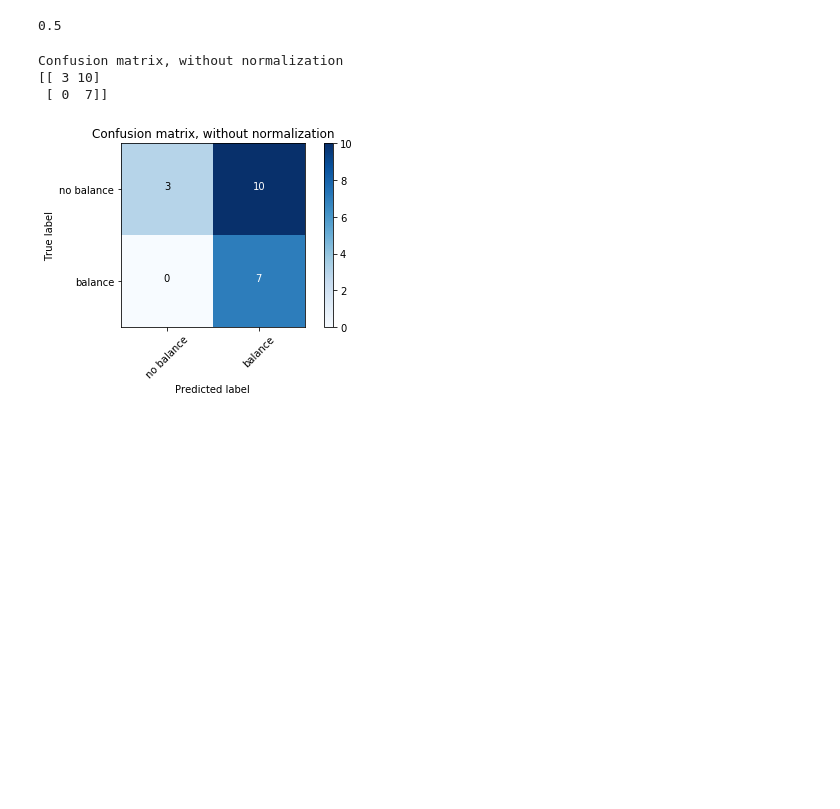
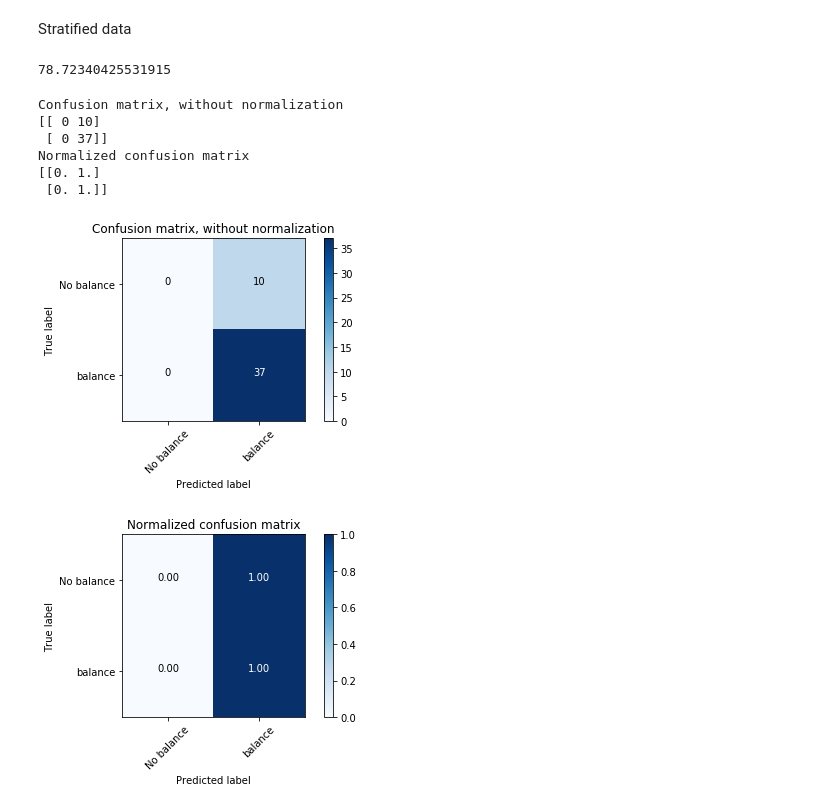
Before and after one commit to VivienvV/fallrisk, a Jupyter notebook: Machine_learning/Bayes_balance.ipynb, the cells around one changed output. Drawn from its saved outputs; the diff is of its cells as text; code cells hidden in the pictures; blank space fills up the shorter version.

```diff
--- a/Machine_learning/Bayes_balance.ipynb
+++ b/Machine_learning/Bayes_balance.ipynb
@@ -84,31 +23,46 @@ y_test = np.array(y_test, dtype=int)
+# %% [markdown]
+Stratified data
 # %%
+#Code to get X_train, y_train, X_test and y_test for the plots
+X = data[['Velocity', 'mean_StepLength', 'Height']]
+y = data[['Balance_MeanVelocity_Class']]
+
+#Split the data in training and validation
+X_train, X_test, y_train, y_test = train_test_split(X, np.ravel(y), stratify = y, test_size = 0.30)
+
+X_train = np.array(X_train, dtype=float)
+y_train = np.array(y_train, dtype=int)
+
+X_test = np.array(X_test, dtype=float)
+y_test = np.array(y_test, dtype=int)
+
+#Standardize X components
 scaler = StandardScaler()
 
-# Fit on training set only.
 scaler.fit(X_train)
 
-# Apply transform to both the training set and the test set.
 X_train = scaler.transform(X_train)
 X_test = scaler.transform(X_test)
 
-# Make an instance of the Model
+#Apply dimensionality reduction
 pca = PCA(n_components=2)
 pca.fit(X_train)
 
 X_train = pca.transform(X_train)
 X_test = pca.transform(X_test)
 
+#Fit the classifier
 gnb = GaussianNB()
 gnb.fit(X_train, y_train)
 
 y_pred = gnb.predict(X_test)
 
-print(accuracy_score(y_test, y_pred))
+print(accuracy_score(y_test, y_pred)*100)
 # %% [output]
-0.5
+78.72340425531915
 # %%
-
-
+#Plot confusion matrix
+class_names = ['No balance', 'balance']
 def plot_confusion_matrix(cm, classes,
                           normalize=False,
                           title='Confusion matrix',
@@ -121,35 +75,51 @@ def plot_confusion_matrix(cm, classes,
         cm = cm.astype('float') / cm.sum(axis=1)[:, np.newaxis]
         print("Normalized confusion matrix")
     else:
         print('Confusion matrix, without normalization')
 
     print(cm)
 
     plt.imshow(cm, interpolation='nearest', cmap=cmap)
     plt.title(title)
     plt.colorbar()
     tick_marks = np.arange(len(classes))
     plt.xticks(tick_marks, classes, rotation=45)
     plt.yticks(tick_marks, classes)
 
     fmt = '.2f' if normalize else 'd'
     thresh = cm.max() / 2.
     for i, j in itertools.product(range(cm.shape[0]), range(cm.shape[1])):
         plt.text(j, i, format(cm[i, j], fmt),
                  horizontalalignment="center",
                  color="white" if cm[i, j] > thresh else "black")
 
     plt.ylabel('True label')
     plt.xlabel('Predicted label')
     plt.tight_layout()
 
 
+#Compute confusion matrix
+cnf_matrix = confusion_matrix(y_test, y_pred)
+np.set_printoptions(precision=2)
+
+#Plot non-normalized confusion matrix
 plt.figure()
-plot_confusion_matrix(confusion_matrix(y_test, y_pred), classes=['no balance', 'balance'],
+plot_confusion_matrix(cnf_matrix, classes=class_names,
                       title='Confusion matrix, without normalization')
+
+#Plot normalized confusion matrix
+plt.figure()
+plot_confusion_matrix(cnf_matrix, classes=class_names, normalize=True,
+                      title='Normalized confusion matrix')
+
+plt.show()
 # %% [output]
 Confusion matrix, without normalization
-[[ 3 10]
- [ 0  7]]
+[[ 0 10]
+ [ 0 37]]
+Normalized confusion matrix
+[[0. 1.]
+ [0. 1.]]
-[figure, old version]
+[figure, new version]
+[figure, added]
 # %%
```
Also changed, not shown: parts of 13 cells of this notebook, 15 other files.
